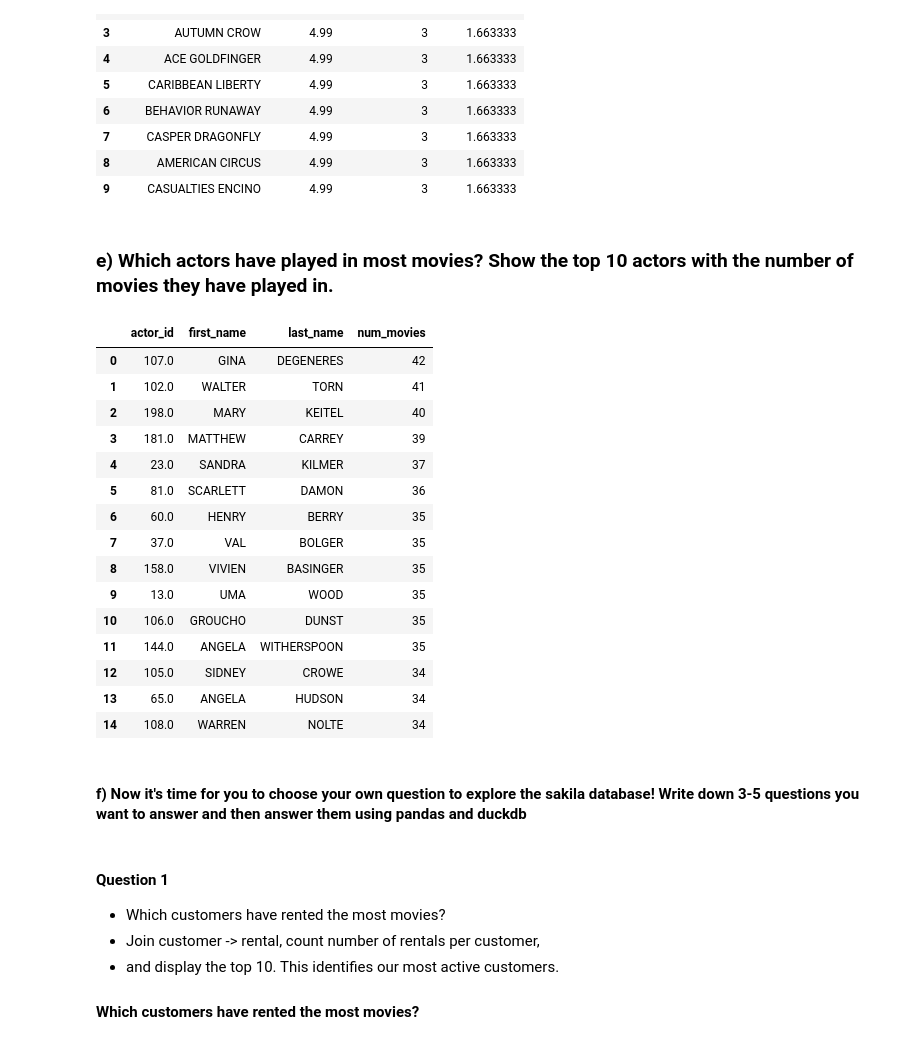
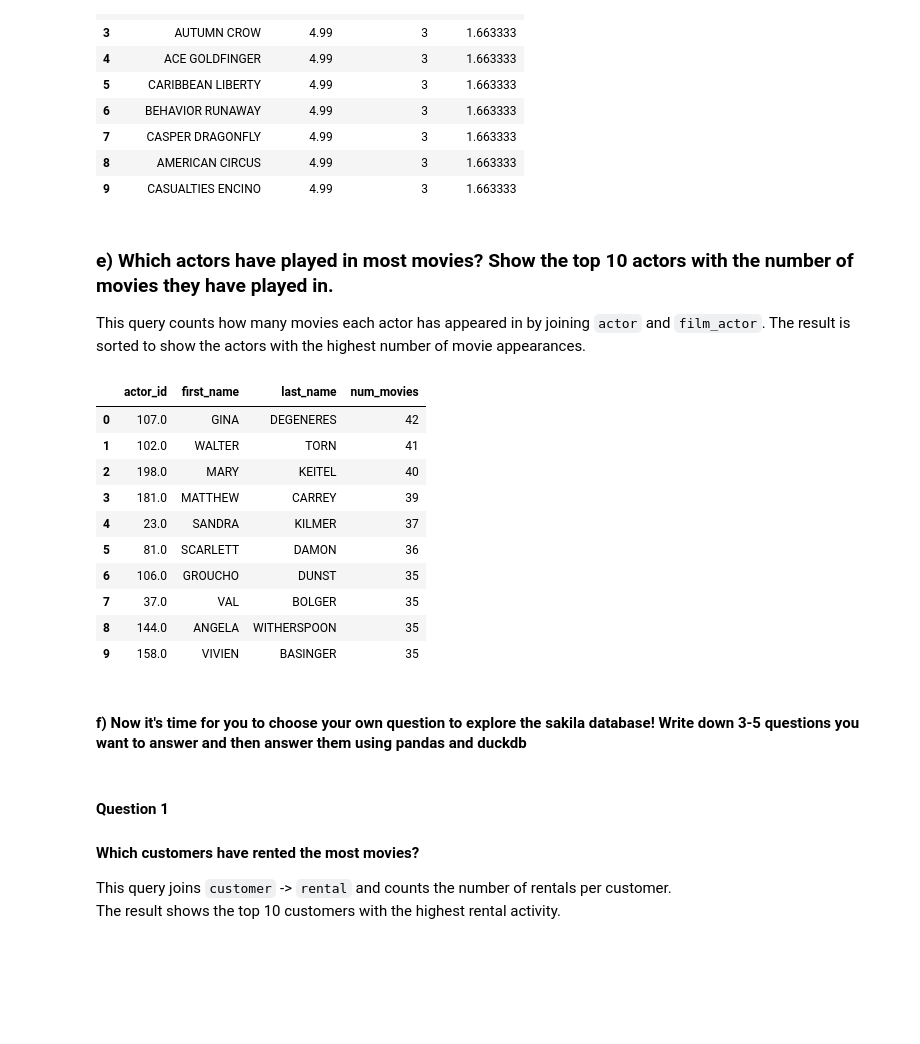
Before and after one commit to hazajijan-prog/sakila_lab_haza_jijan, a Jupyter notebook: sakila_ingestion.ipynb, the cells around one changed output. Drawn from its saved outputs; the diff is of its cells as text; code cells hidden in the pictures; blank space fills up the shorter version.

Commit message:
Improve data ingestion, clean notebook, update SQL queries and add Evidence dashboard setup

```diff
--- a/sakila_ingestion.ipynb
+++ b/sakila_ingestion.ipynb
@@ -19,0 +11,10 @@ CALL sqlite_attach ('data/sqlite-sakila.db');
+# %%
+from pathlib import Path
+import duckdb
+
+duckdb_path = "data/sakila.duckdb"
+
+with duckdb.connect(duckdb_path) as conn:
+    films = conn.sql("from staging.film;").df()
+
+films.sample(5)
@@ -159,45 +137,40 @@ LIMIT 10;
 | 9 | CASUALTIES ENCINO | 4.99 | 3 | 1.663333 |
 # %% [markdown]
 ### e) Which actors have played in most movies? Show the top 10 actors with the number of movies they have played in.
+This query counts how many movies each actor has appeared in by joining `actor` and `film_actor`. The result is sorted to show the actors with the highest number of movie appearances.
 # %%
 query_sakila("""
 SELECT
     a.actor_id,
     a.first_name,
     a.last_name,
     COUNT(fa.film_id) AS num_movies
-FROM actor AS a
-JOIN film_actor AS fa ON a.actor_id = fa.actor_id
+FROM staging.actor AS a
+JOIN staging.film_actor AS fa ON a.actor_id = fa.actor_id
 GROUP BY a.actor_id, a.first_name, a.last_name
 ORDER BY num_movies DESC
-LIMIT 15;
+LIMIT 10;
 """)
 # %% [output]
 |  | actor_id | first_name | last_name | num_movies |
 | 0 | 107.0 | GINA | DEGENERES | 42 |
 | 1 | 102.0 | WALTER | TORN | 41 |
 | 2 | 198.0 | MARY | KEITEL | 40 |
 | 3 | 181.0 | MATTHEW | CARREY | 39 |
 | 4 | 23.0 | SANDRA | KILMER | 37 |
 | 5 | 81.0 | SCARLETT | DAMON | 36 |
-| 6 | 60.0 | HENRY | BERRY | 35 |
+| 6 | 106.0 | GROUCHO | DUNST | 35 |
 | 7 | 37.0 | VAL | BOLGER | 35 |
-| 8 | 158.0 | VIVIEN | BASINGER | 35 |
-| 9 | 13.0 | UMA | WOOD | 35 |
-| 10 | 106.0 | GROUCHO | DUNST | 35 |
-| 11 | 144.0 | ANGELA | WITHERSPOON | 35 |
-| 12 | 105.0 | SIDNEY | CROWE | 34 |
-| 13 | 65.0 | ANGELA | HUDSON | 34 |
-| 14 | 108.0 | WARREN | NOLTE | 34 |
+| 8 | 144.0 | ANGELA | WITHERSPOON | 35 |
+| 9 | 158.0 | VIVIEN | BASINGER | 35 |
 # %% [markdown]
 #### f) Now it's time for you to choose your own question to explore the sakila database! Write down 3-5 questions you want to answer and then answer them using pandas and duckdb
 # %% [markdown]
 #### Question 1
-- Which customers have rented the most movies?
-- Join customer -> rental, count number of rentals per customer,
-- and display the top 10. This identifies our most active customers.
+#### Which customers have rented the most movies?
 
-#### Which customers have rented the most movies?
+This query joins `customer` -> `rental` and counts the number of rentals per customer.
+The result shows the top 10 customers with the highest rental activity.
 # %%
 query_sakila("""
 SELECT
```
Also changed, not shown: parts of 29 cells of this notebook, 15 other files.
